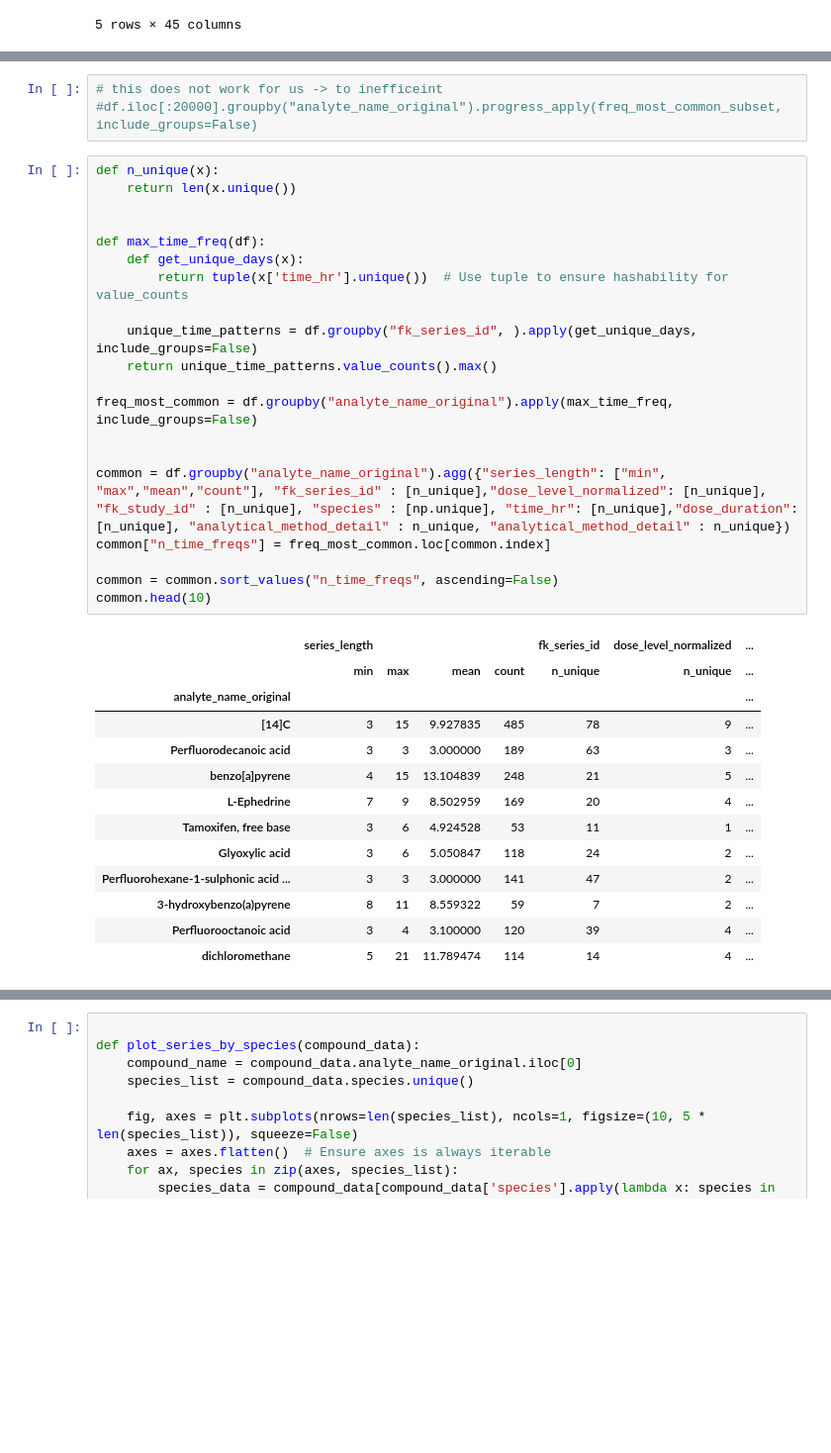
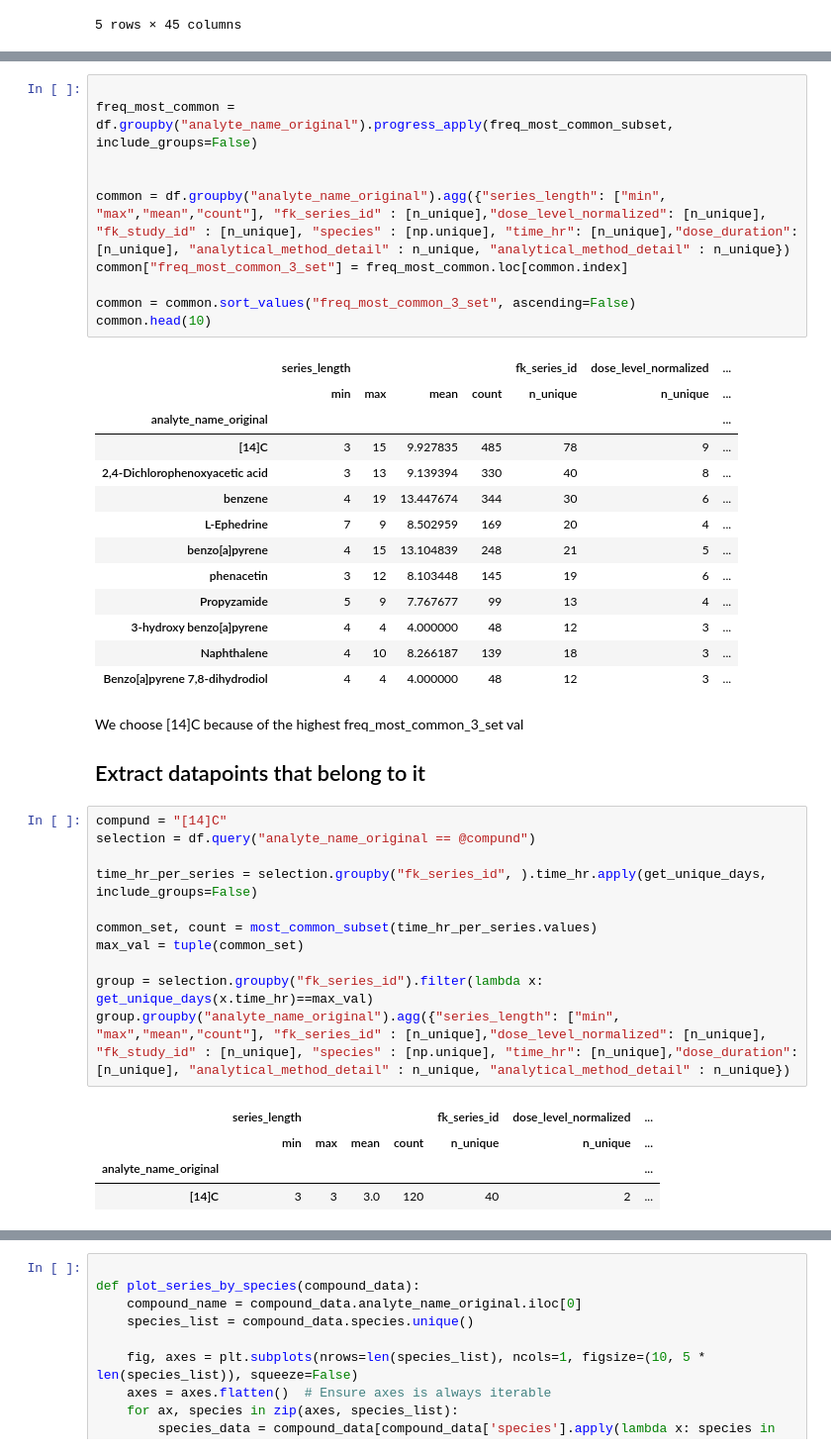
Before and after one commit to MockaWolke/timeseries_toxicology_prediction, a Jupyter notebook: choose_compound.ipynb, the cells around one changed output, grey strips where cells are left out. Shown at 99% size. Cells and saved outputs as stored; diff of their text form; blank space fills up the shorter version.

Commit message:
with subset

```diff
--- a/choose_compound.ipynb
+++ b/choose_compound.ipynb
@@ -97,37 +139,44 @@ def freq_most_common_subset(group):
-# %%
-# this does not work for us -> to inefficeint
-#df.iloc[:20000].groupby("analyte_name_original").progress_apply(freq_most_common_subset, include_groups=False)
 # %%
-def n_unique(x):
-    return len(x.unique())
 
-
-def max_time_freq(df):
-    def get_unique_days(x):
-        return tuple(x['time_hr'].unique())  # Use tuple to ensure hashability for value_counts
-
-    unique_time_patterns = df.groupby("fk_series_id", ).apply(get_unique_days, include_groups=False)
-    return unique_time_patterns.value_counts().max()
-
-freq_most_common = df.groupby("analyte_name_original").apply(max_time_freq, include_groups=False)
+freq_most_common = df.groupby("analyte_name_original").progress_apply(freq_most_common_subset, include_groups=False)
 
 
 common = df.groupby("analyte_name_original").agg({"series_length": ["min", "max","mean","count"], "fk_series_id" : [n_unique],"dose_level_normalized": [n_unique], "fk_study_id" : [n_unique], "species" : [np.unique], "time_hr": [n_unique],"dose_duration": [n_unique], "analytical_method_detail" : n_unique, "analytical_method_detail" : n_unique})
-common["n_time_freqs"] = freq_most_common.loc[common.index]
+common["freq_most_common_3_set"] = freq_most_common.loc[common.index]
 
-common = common.sort_values("n_time_freqs", ascending=False)
+common = common.sort_values("freq_most_common_3_set", ascending=False)
 common.head(10)
 # %% [output]
 |  | series_length |  |  |  | fk_series_id | dose_level_normalized | ... |
 |  | min | max | mean | count | n_unique | n_unique | ... |
 | analyte_name_original |  |  |  |  |  |  | ... |
 | [14]C | 3 | 15 | 9.927835 | 485 | 78 | 9 | ... |
-| Perfluorodecanoic acid | 3 | 3 | 3.000000 | 189 | 63 | 3 | ... |
+| 2,4-Dichlorophenoxyacetic acid | 3 | 13 | 9.139394 | 330 | 40 | 8 | ... |
+| benzene | 4 | 19 | 13.447674 | 344 | 30 | 6 | ... |
+| L-Ephedrine | 7 | 9 | 8.502959 | 169 | 20 | 4 | ... |
 | benzo[a]pyrene | 4 | 15 | 13.104839 | 248 | 21 | 5 | ... |
-| L-Ephedrine | 7 | 9 | 8.502959 | 169 | 20 | 4 | ... |
-| Tamoxifen, free base | 3 | 6 | 4.924528 | 53 | 11 | 1 | ... |
-| Glyoxylic acid | 3 | 6 | 5.050847 | 118 | 24 | 2 | ... |
-| Perfluorohexane-1-sulphonic acid ... | 3 | 3 | 3.000000 | 141 | 47 | 2 | ... |
-| 3-hydroxybenzo(a)pyrene | 8 | 11 | 8.559322 | 59 | 7 | 2 | ... |
-| Perfluorooctanoic acid | 3 | 4 | 3.100000 | 120 | 39 | 4 | ... |
-| dichloromethane | 5 | 21 | 11.789474 | 114 | 14 | 4 | ... |
+| phenacetin | 3 | 12 | 8.103448 | 145 | 19 | 6 | ... |
+| Propyzamide | 5 | 9 | 7.767677 | 99 | 13 | 4 | ... |
+| 3-hydroxy benzo[a]pyrene | 4 | 4 | 4.000000 | 48 | 12 | 3 | ... |
+| Naphthalene | 4 | 10 | 8.266187 | 139 | 18 | 3 | ... |
+| Benzo[a]pyrene 7,8-dihydrodiol | 4 | 4 | 4.000000 | 48 | 12 | 3 | ... |
+# %% [markdown]
+We choose [14]C because of the highest freq_most_common_3_set val
+
+## Extract datapoints that belong to it
+# %%
+compund = "[14]C"
+selection = df.query("analyte_name_original == @compund")
+
+time_hr_per_series = selection.groupby("fk_series_id", ).time_hr.apply(get_unique_days, include_groups=False)
+
+common_set, count = most_common_subset(time_hr_per_series.values)
+max_val = tuple(common_set)
+
+group = selection.groupby("fk_series_id").filter(lambda x: get_unique_days(x.time_hr)==max_val)
+group.groupby("analyte_name_original").agg({"series_length": ["min", "max","mean","count"], "fk_series_id" : [n_unique],"dose_level_normalized": [n_unique], "fk_study_id" : [n_unique], "species" : [np.unique], "time_hr": [n_unique],"dose_duration": [n_unique], "analytical_method_detail" : n_unique, "analytical_method_detail" : n_unique})
+# %% [output]
+|  | series_length |  |  |  | fk_series_id | dose_level_normalized | ... |
+|  | min | max | mean | count | n_unique | n_unique | ... |
+| analyte_name_original |  |  |  |  |  |  | ... |
+| [14]C | 3 | 3 | 3.0 | 120 | 40 | 2 | ... |
```
Also changed, not shown: parts of 12 cells of this notebook.
